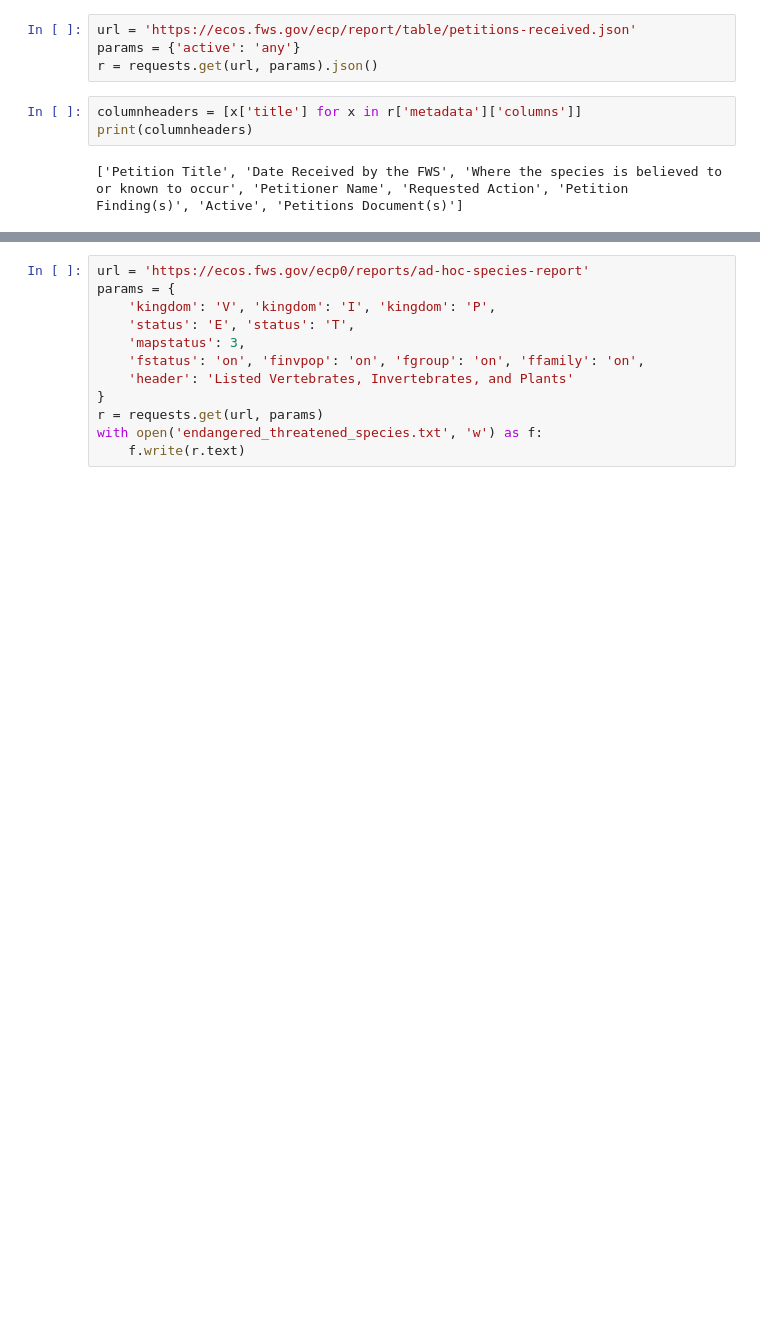
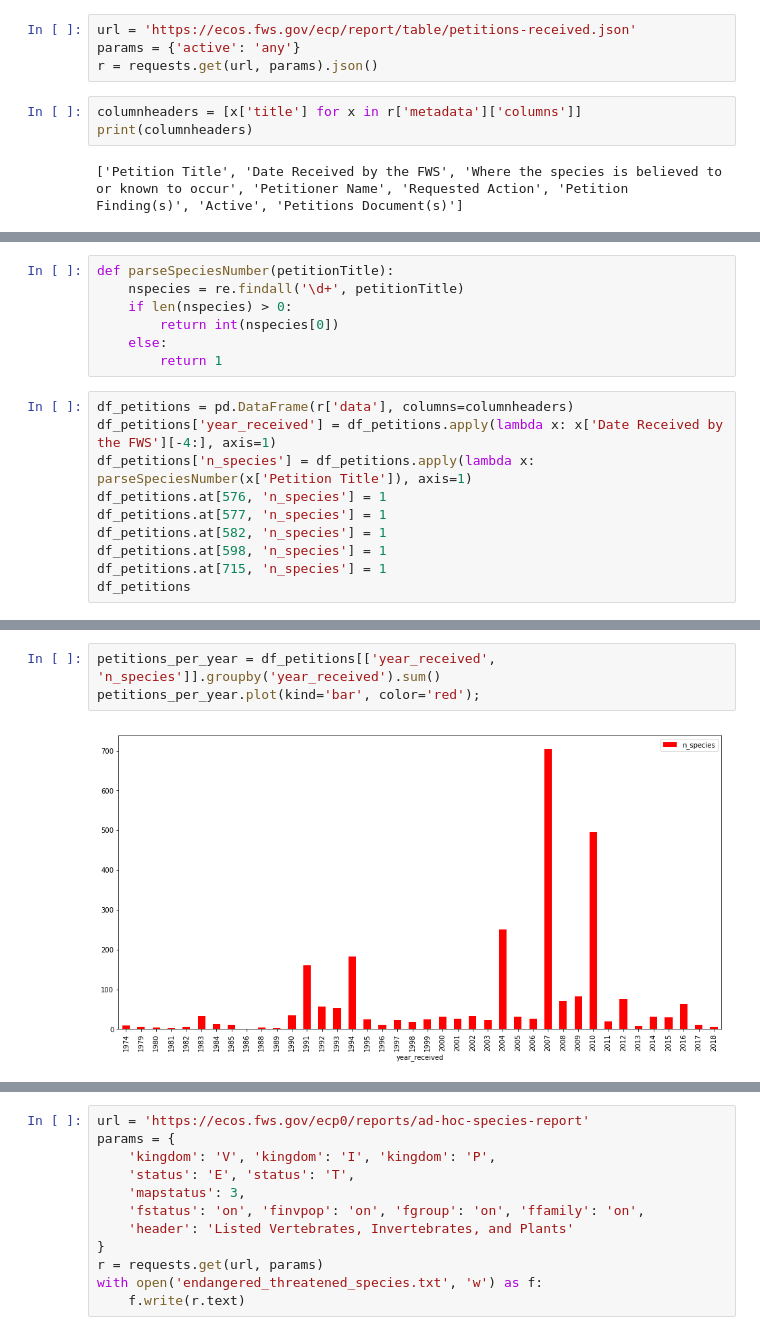
Before and after one commit to amdevine/gwc-endangered-species, a Jupyter notebook: US Endangered Species Data.ipynb, the cells around one changed output, grey strips where cells are left out. Saved outputs shown, nothing was run; the diff lists cells and outputs as text; blank space fills up the shorter version.

```diff
--- a/US Endangered Species Data.ipynb
+++ b/US Endangered Species Data.ipynb
@@ -109,0 +101,17 @@ By providing a specific query string, you can generate a custom report of the pr
+# %%
+def parseSpeciesNumber(petitionTitle):
+    nspecies = re.findall('\d+', petitionTitle)
+    if len(nspecies) > 0:
+        return int(nspecies[0])
+    else:
+        return 1
+# %%
+df_petitions = pd.DataFrame(r['data'], columns=columnheaders)
+df_petitions['year_received'] = df_petitions.apply(lambda x: x['Date Received by the FWS'][-4:], axis=1)
+df_petitions['n_species'] = df_petitions.apply(lambda x: parseSpeciesNumber(x['Petition Title']), axis=1)
+df_petitions.at[576, 'n_species'] = 1
+df_petitions.at[577, 'n_species'] = 1
+df_petitions.at[582, 'n_species'] = 1
+df_petitions.at[598, 'n_species'] = 1
+df_petitions.at[715, 'n_species'] = 1
+df_petitions
@@ -109,0 +137,5 @@ By providing a specific query string, you can generate a custom report of the pr
+# %%
+petitions_per_year = df_petitions[['year_received', 'n_species']].groupby('year_received').sum()
+petitions_per_year.plot(kind='bar', color='red');
+# %% [output]
+[figure, added]
```
Also changed, not shown: parts of 9 cells of this notebook.
